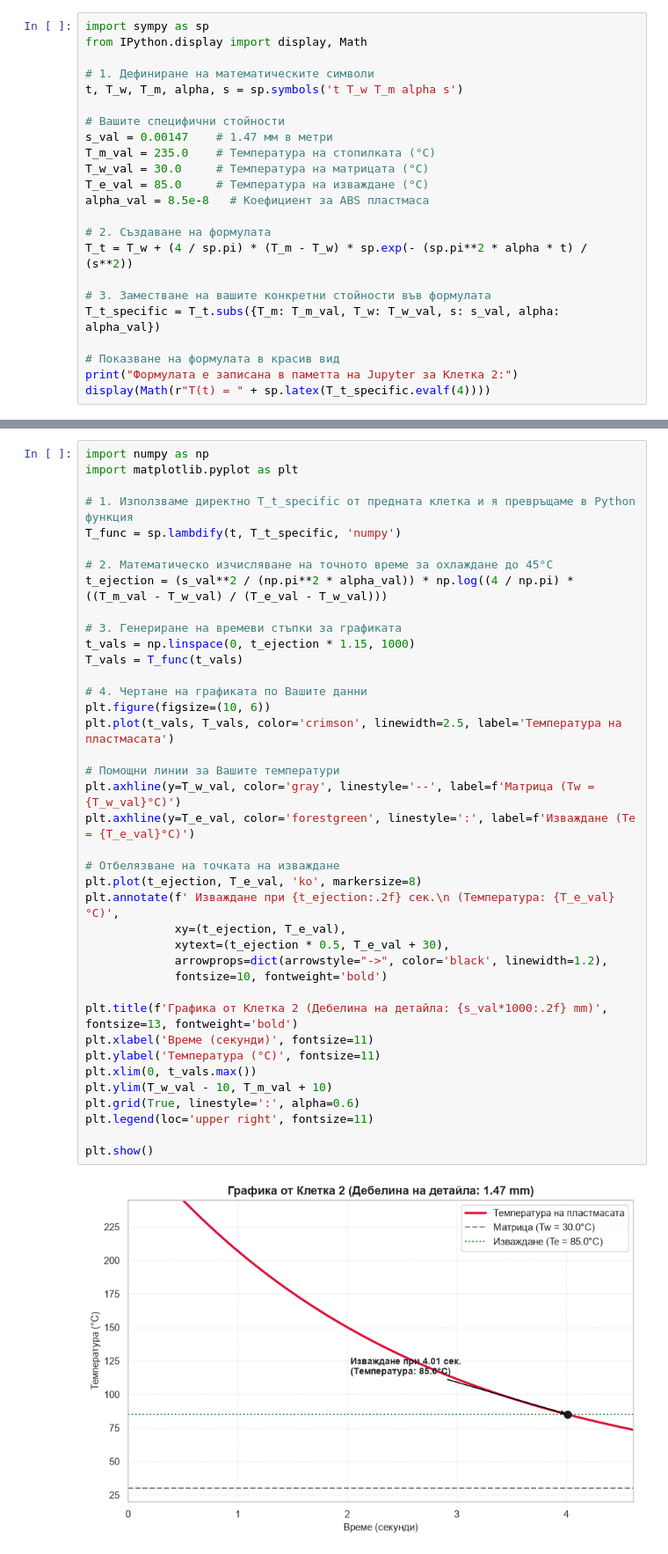
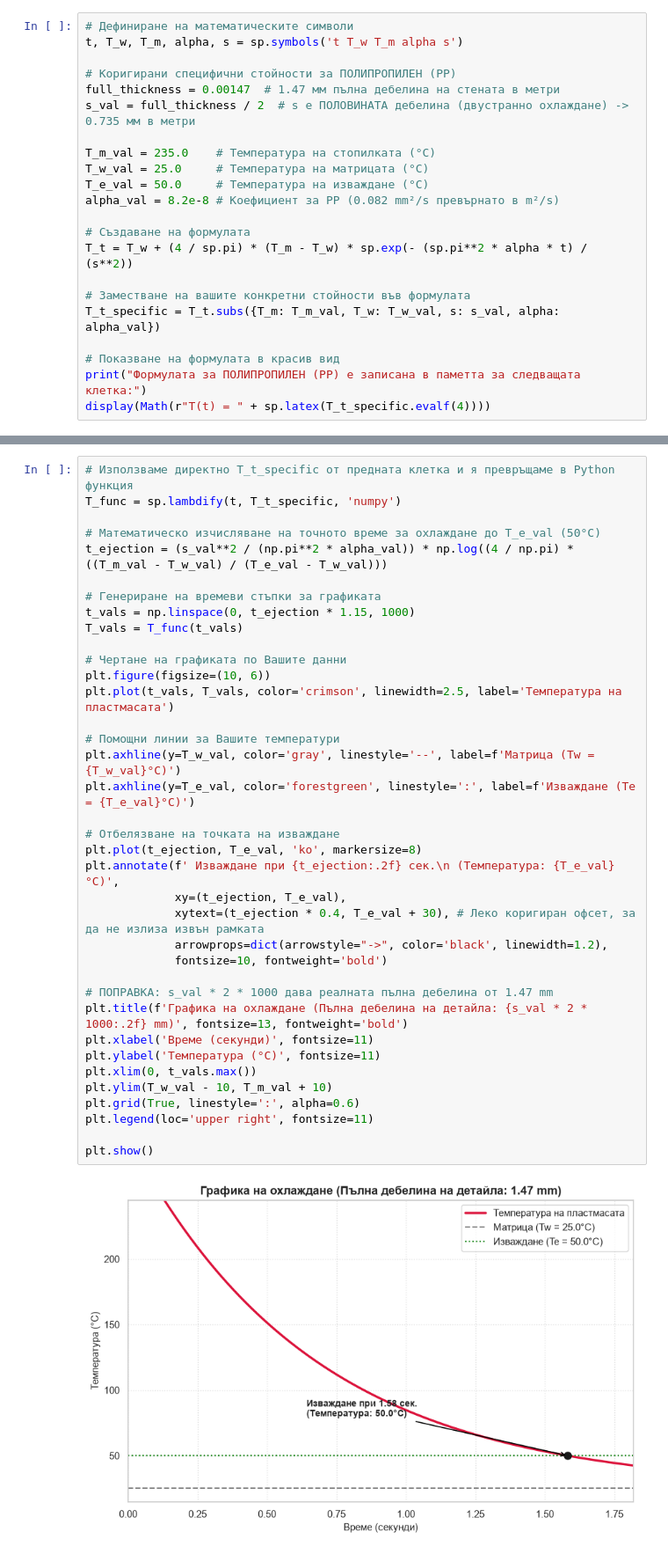
Before and after one commit to KamenKadiyski/WhamMath, a Jupyter notebook: modul2.ipynb, the cells around one changed output, grey strips where cells are left out. Shown at 88% size. Saved outputs shown, nothing was run; the diff lists cells and outputs as text.

Commit message:
Improved code structure, added additional explanations to the charts. Fixed errors in the formulas.

```diff
--- a/modul2.ipynb
+++ b/modul2.ipynb
@@ -42,25 +65,24 @@ $\displaystyle \text{2. Диференциално смятане (Първа п
 $\displaystyle \text{3. Интегрално смятане (Средна температура): } \bar{T} = \begin{cases} \frac{\left(\pi^{3} T_{w} \alpha t_{e} e^{\frac{\pi^{2} \alpha t_{e}}{s^{2}}} + 4 s^{2} \left(- T_{m} + T_{w} + \left(T_{m} - T_{w}\right) e^{\frac{\pi^{2} \alpha t_{e}}{s^{2}}}\right)\right) e^{- \frac{\pi^{2} \alpha t_{e}}{s^{2}}}}{\pi^{3} \alpha t_{e}} & \text{for}\: \left(\alpha > -\infty \vee \alpha > 0\right) \wedge \left(\alpha > -\infty \vee \alpha < \infty\right) \wedge \left(\alpha > 0 \vee \alpha < 0\right) \wedge \left(\alpha < 0 \vee \alpha < \infty\right) \\\frac{4 T_{m} - 4 T_{w} + \pi T_{w}}{\pi} & \text{for}\: \alpha \geq 0 \end{cases}$
 # %%
-import sympy as sp
-from IPython.display import display, Math
-
-# 1. Дефиниране на математическите символи
+# Дефиниране на математическите символи
 t, T_w, T_m, alpha, s = sp.symbols('t T_w T_m alpha s')
 
-# Вашите специфични стойности
-s_val = 0.00147    # 1.47 мм в метри
+# Коригирани специфични стойности за ПОЛИПРОПИЛЕН (PP)
+full_thickness = 0.00147  # 1.47 мм пълна дебелина на стената в метри
+s_val = full_thickness / 2  # s е ПОЛОВИНАТА дебелина (двустранно охлаждане) -> 0.735 мм в метри
+
 T_m_val = 235.0    # Температура на стопилката (°C)
-T_w_val = 30.0     # Температура на матрицата (°C)
-T_e_val = 85.0     # Температура на изваждане (°C)
-alpha_val = 8.5e-8   # Коефициент за ABS пластмаса
+T_w_val = 25.0     # Температура на матрицата (°C)
+T_e_val = 50.0     # Температура на изваждане (°C)
+alpha_val = 8.2e-8 # Коефициент за PP (0.082 mm²/s превърнато в m²/s)
 
-# 2. Създаване на формулата
+# Създаване на формулата
 T_t = T_w + (4 / sp.pi) * (T_m - T_w) * sp.exp(- (sp.pi**2 * alpha * t) / (s**2))
 
-# 3. Заместване на вашите конкретни стойности във формулата
+# Заместване на вашите конкретни стойности във формулата
 T_t_specific = T_t.subs({T_m: T_m_val, T_w: T_w_val, s: s_val, alpha: alpha_val})
 
 # Показване на формулата в красив вид
-print("Формулата е записана в паметта на Jupyter за Клетка 2:")
+print("Формулата за ПОЛИПРОПИЛЕН (PP) е записана в паметта за следващата клетка:")
 display(Math(r"T(t) = " + sp.latex(T_t_specific.evalf(4))))
 # %% [output]
@@ -69,41 +91,39 @@ $\displaystyle T(t) = 30.0 + 261.0 e^{- 0.0393354620759869 \pi^{2} t}$
 # %%
-import numpy as np
-import matplotlib.pyplot as plt
-
-# 1. Използваме директно T_t_specific от предната клетка и я превръщаме в Python функция
+# Използваме директно T_t_specific от предната клетка и я превръщаме в Python функция
 T_func = sp.lambdify(t, T_t_specific, 'numpy')
 
-# 2. Математическо изчисляване на точното време за охлаждане до 45°C
+# Математическо изчисляване на точното време за охлаждане до T_e_val (50°C)
 t_ejection = (s_val**2 / (np.pi**2 * alpha_val)) * np.log((4 / np.pi) * ((T_m_val - T_w_val) / (T_e_val - T_w_val)))
 
-# 3. Генериране на времеви стъпки за графиката
+# Генериране на времеви стъпки за графиката
 t_vals = np.linspace(0, t_ejection * 1.15, 1000)
 T_vals = T_func(t_vals)
 
-# 4. Чертане на графиката по Вашите данни
+# Чертане на графиката по Вашите данни
 plt.figure(figsize=(10, 6))
 plt.plot(t_vals, T_vals, color='crimson', linewidth=2.5, label='Температура на пластмасата')
 
 # Помощни линии за Вашите температури
 plt.axhline(y=T_w_val, color='gray', linestyle='--', label=f'Матрица (Tw = {T_w_val}°C)')
 plt.axhline(y=T_e_val, color='forestgreen', linestyle=':', label=f'Изваждане (Te = {T_e_val}°C)')
 
 # Отбелязване на точката на изваждане
 plt.plot(t_ejection, T_e_val, 'ko', markersize=8)
 plt.annotate(f' Изваждане при {t_ejection:.2f} сек.\n (Температура: {T_e_val}°C)',
              xy=(t_ejection, T_e_val),
-             xytext=(t_ejection * 0.5, T_e_val + 30),
+             xytext=(t_ejection * 0.4, T_e_val + 30), # Леко коригиран офсет, за да не излиза извън рамката
              arrowprops=dict(arrowstyle="->", color='black', linewidth=1.2),
              fontsize=10, fontweight='bold')
 
-plt.title(f'Графика от Клетка 2 (Дебелина на детайла: {s_val*1000:.2f} mm)', fontsize=13, fontweight='bold')
+# ПОПРАВКА: s_val * 2 * 1000 дава реалната пълна дебелина от 1.47 mm
+plt.title(f'Графика на охлаждане (Пълна дебелина на детайла: {s_val * 2 * 1000:.2f} mm)', fontsize=13, fontweight='bold')
 plt.xlabel('Време (секунди)', fontsize=11)
 plt.ylabel('Температура (°C)', fontsize=11)
 plt.xlim(0, t_vals.max())
 plt.ylim(T_w_val - 10, T_m_val + 10)
 plt.grid(True, linestyle=':', alpha=0.6)
 plt.legend(loc='upper right', fontsize=11)
 
 plt.show()
 # %% [output]
-[figure, old version]
+[figure, new version]
```
Also changed, not shown: parts of 7 cells of this notebook, 2 other files.
